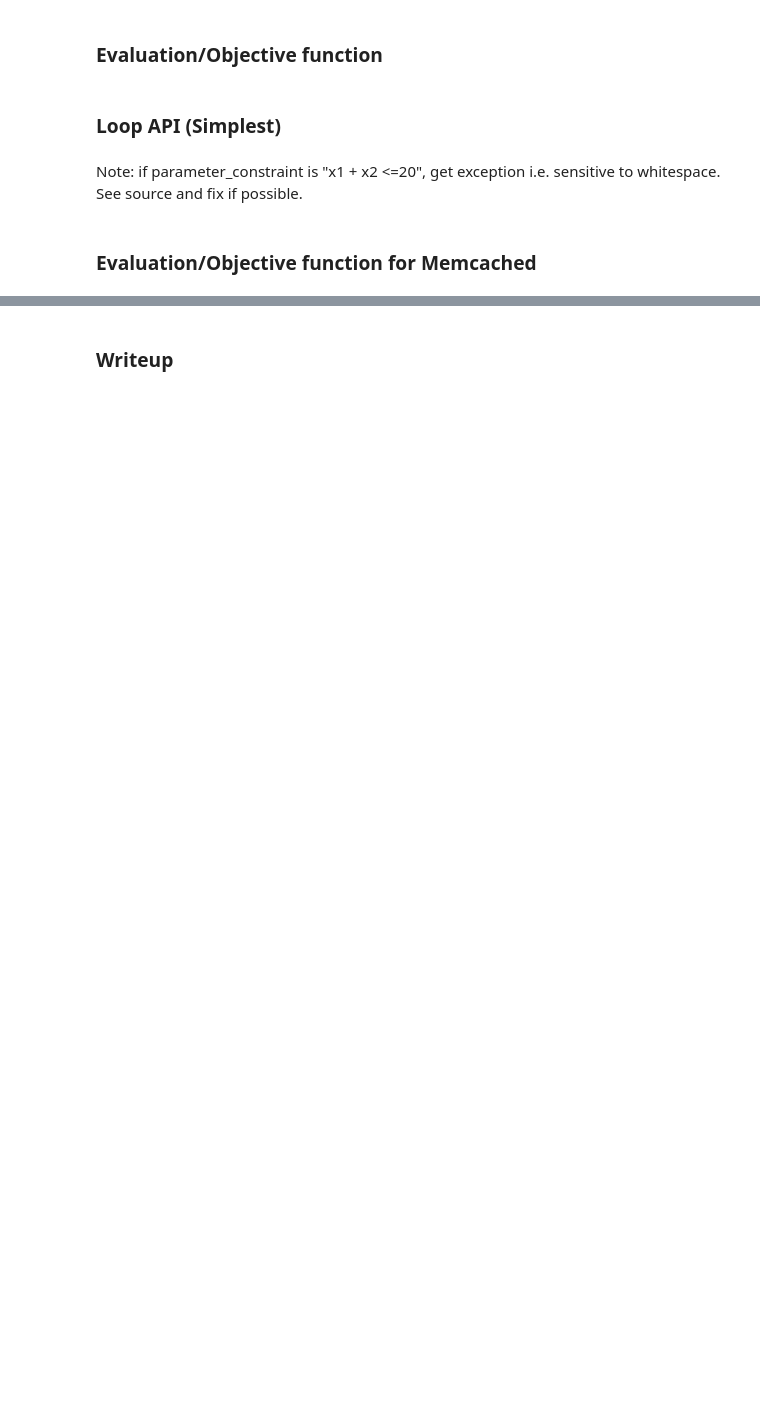
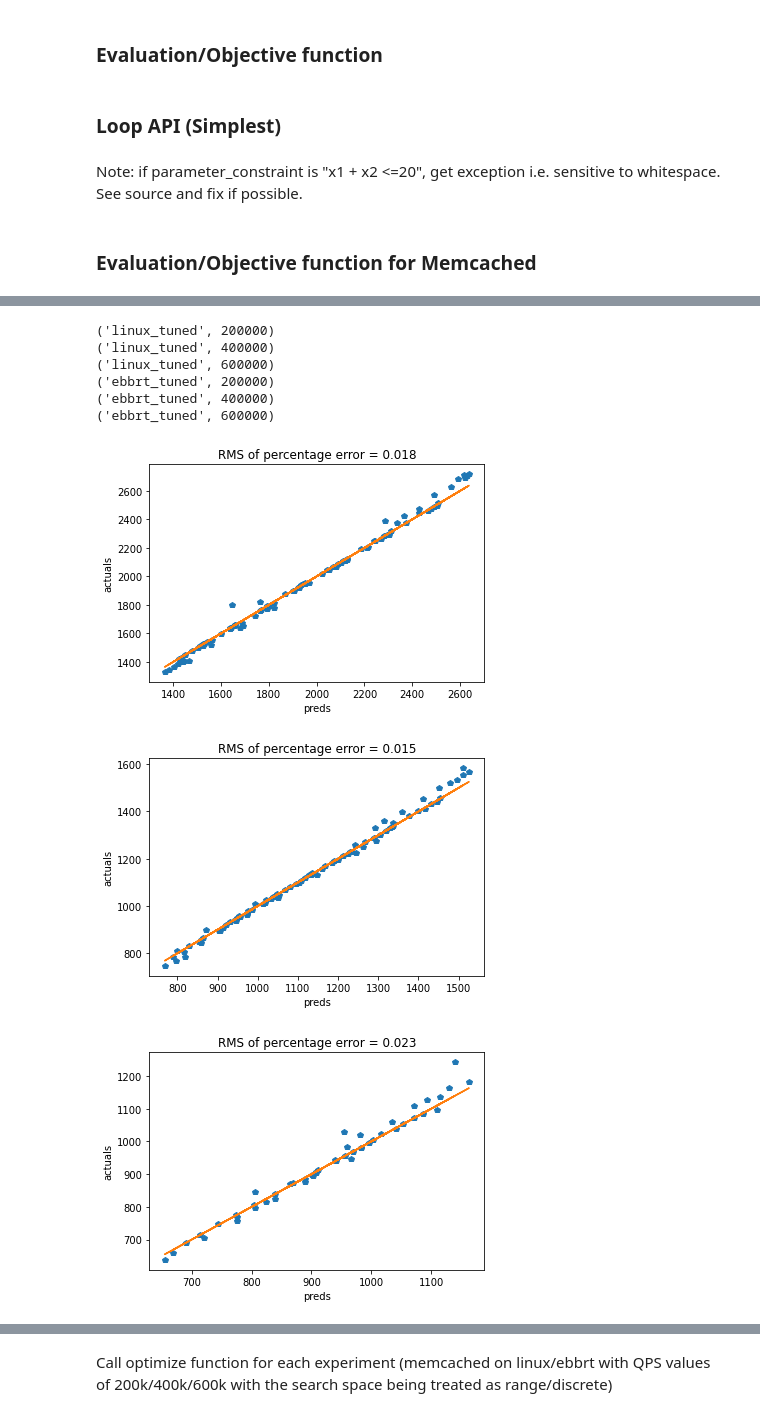
Before and after one commit to awadyn/nic-tuning-experiments, a Jupyter notebook: bayesopt/Memcached with Ax - Loop API (Simplest).ipynb, the cells around one changed output, grey strips where cells are left out. Drawn from its saved outputs; the diff is of its cells as text; code cells hidden in the pictures; blank space fills up the shorter version.

Commit message:
simple mean of neighbors seems okay

```diff
--- a/bayesopt/Memcached with Ax - Loop API (Simplest).ipynb
+++ b/bayesopt/Memcached with Ax - Loop API (Simplest).ipynb
@@ -298,7 +299,7 @@ def get_nbs(tune_vals):
     return tune_nbs
 
 
-def collect_nb_dataset(df_lookup, uniq_val_dict, metric='joules_mean'):
+def collect_nb_dataset(df_lookup, uniq_val_dict, metric='joules_mean', debug=False):
     target_vals = []
     nb_vals = []
 
@@ -312,21 +313,21 @@ def collect_nb_dataset(df_lookup, uniq_val_dict, metric='joules_mean'):
 
                 #find neighbors of (itr, dvfs) -> (itr+/-1, dvfs), (itr, dvfs+/-1)
                 val_dict = {}
-                print('----')
-                print(itr, dvfs)
+                if debug:print('----')
+                if debug: print(itr, dvfs)
                 for itr_n in itr_nbs[itr]:
                     if itr_n is not None:
-                        print(itr_n, dvfs)
+                        if debug: print(itr_n, dvfs)
                         val = df_lookup.loc[itr_n, dvfs][metric]
                         val_dict[(itr_n, dvfs)] = val
 
                 for dvfs_n in dvfs_nbs[dvfs]:
                     if dvfs_n is not None:
-                        print(itr, dvfs_n)
+                        if debug: print(itr, dvfs_n)
                         val = df_lookup.loc[itr, dvfs_n][metric]
                         val_dict[(itr, dvfs_n)] = val
 
-                print(val_dict)
+                if debug: print(val_dict)
 
                 target_vals.append((itr, dvfs, df_lookup.loc[itr, dvfs][metric]))
                 nb_vals.append(val_dict)
@@ -334,3 +335,16 @@ def collect_nb_dataset(df_lookup, uniq_val_dict, metric='joules_mean'):
                 continue
 
     return target_vals, nb_vals
+
+def check_simple_interp(target_vals, nb_vals):
+    actuals = [t[2] for t in target_vals]
+    preds = [np.mean(list(n.values())) for n in nb_vals]
+
+    plt.figure()
+    plt.plot(preds, actuals, 'p')
+    plt.xlabel('preds')
+    plt.ylabel('actuals')
+    plt.plot(preds, preds) #diagonal
+
+    error = np.sqrt(np.mean((np.array(actuals)/np.array(preds) - 1)**2))
+    plt.title(f'RMS of percentage error = {error:.3f}')
@@ -393,0 +383,19 @@ Call optimize function for each experiment (memcached on linux/ebbrt with QPS va
+# %%
+for k in df_dict:
+    print(k)
+
+    df_lookup, _, uniq_val_dict = df_dict[k]
+
+    target_vals, nb_vals = collect_nb_dataset(df_lookup, uniq_val_dict)
+
+    check_simple_interp(target_vals, nb_vals)
+# %% [output]
+('linux_tuned', 200000)
+('linux_tuned', 400000)
+('linux_tuned', 600000)
+('ebbrt_tuned', 200000)
+('ebbrt_tuned', 400000)
+('ebbrt_tuned', 600000)
+[figure, added]
+[figure, added]
+[figure, added]
@@ -394,3 +405,5 @@ Call optimize function for each experiment (memcached on linux/ebbrt with QPS va
+# %% [markdown]
+Call optimize function for each experiment (memcached on linux/ebbrt with QPS values of 200k/400k/600k with the search space being treated as range/discrete)
 # %%
 results = {}
 counter = 0
@@ -420,2 +428,0 @@ results[list(results.keys())[0]]
-# %% [markdown]
-### Writeup
```
Also changed, not shown: parts of 25 cells of this notebook.
